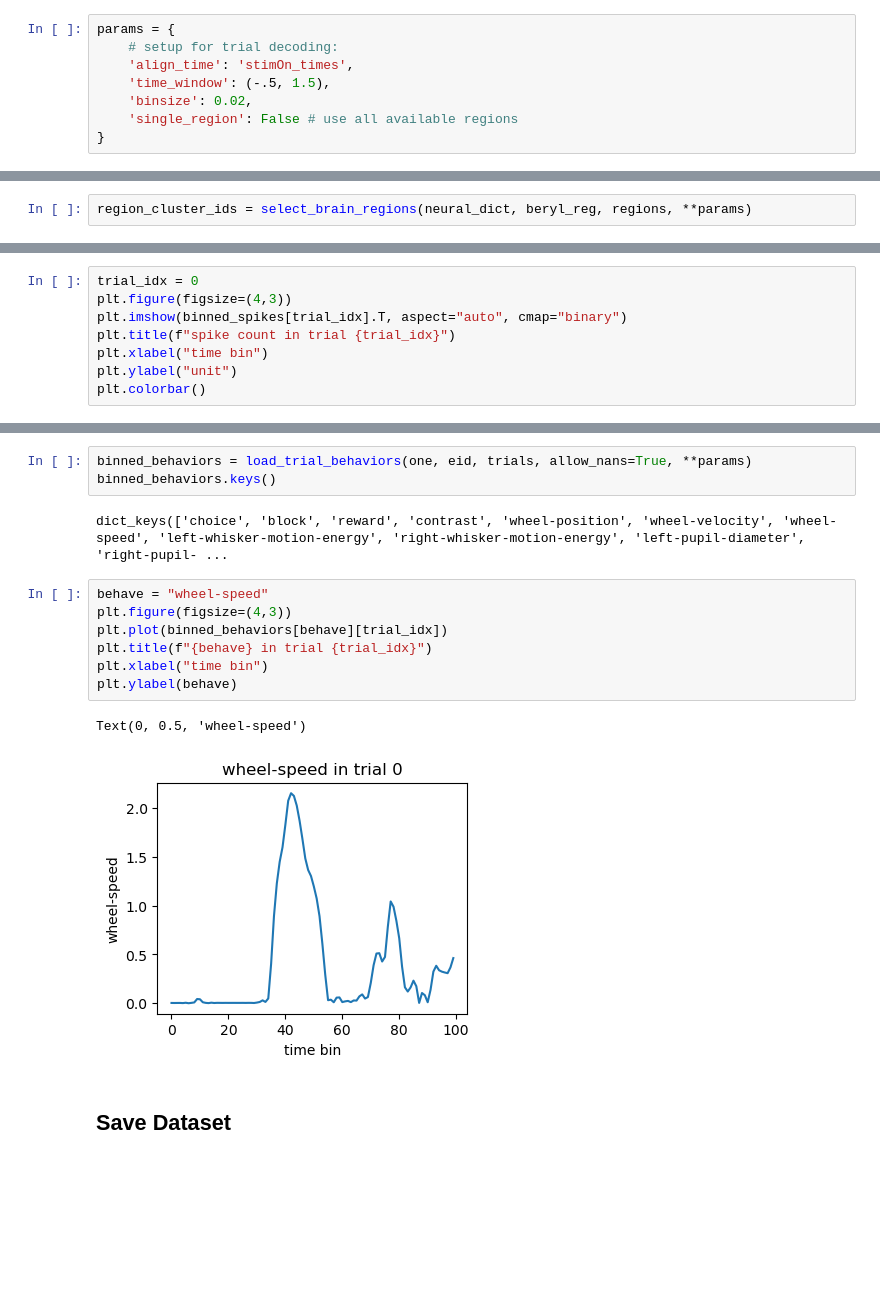
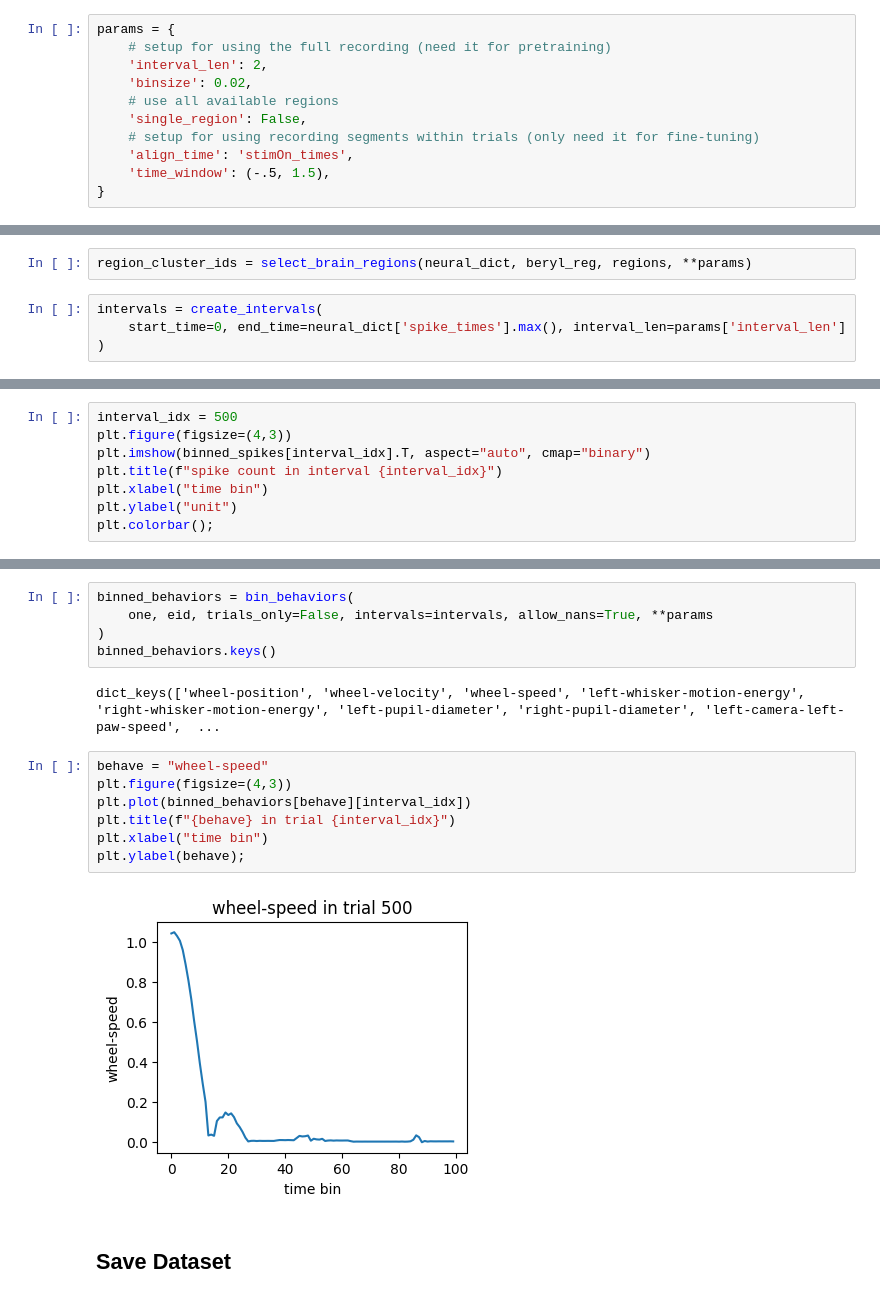
Before and after one commit to colehurwitz/IBL_foundation_model, a Jupyter notebook: notebooks/data_loading_examples.ipynb, the cells around one changed output, grey strips where cells are left out. Saved outputs shown, nothing was run; the diff lists cells and outputs as text; blank space fills up the shorter version.

Commit message:
switch from trials to full recording

```diff
--- a/notebooks/data_loading_examples.ipynb
+++ b/notebooks/data_loading_examples.ipynb
@@ -82,11 +60,14 @@ clusters
 ##### Prepare Data for Any-Time Decoding (Single Session)
 # %%
 params = {
-    # setup for trial decoding:
+    # setup for using the full recording (need it for pretraining)
+    'interval_len': 2,
+    'binsize': 0.02,
+    # use all available regions
+    'single_region': False,
+    # setup for using recording segments within trials (only need it for fine-tuning)
     'align_time': 'stimOn_times',
     'time_window': (-.5, 1.5),
-    'binsize': 0.02,
-    'single_region': False # use all available regions
 }
 # %%
 neural_dict, behave_dict, metadata = prepare_data(one, eid, bwm_df, params)
@@ -105,3 +86,7 @@ Use spikes from brain regions:  ['CA1' 'CP' 'DG' 'LP' 'MOp' 'OT' 'PIR' 'PO' 'PoT
 # %%
 region_cluster_ids = select_brain_regions(neural_dict, beryl_reg, regions, **params)
+# %%
+intervals = create_intervals(
+    start_time=0, end_time=neural_dict['spike_times'].max(), interval_len=params['interval_len']
+)
 # %%
@@ -110,9 +96,9 @@ binned_spikes, clusters_used_in_bins = bin_spiking_data(region_cluster_ids, neur
 # %%
-trial_idx = 0
+interval_idx = 500
 plt.figure(figsize=(4,3))
-plt.imshow(binned_spikes[trial_idx].T, aspect="auto", cmap="binary")
-plt.title(f"spike count in trial {trial_idx}")
+plt.imshow(binned_spikes[interval_idx].T, aspect="auto", cmap="binary")
+plt.title(f"spike count in interval {interval_idx}")
 plt.xlabel("time bin")
 plt.ylabel("unit")
-plt.colorbar()
+plt.colorbar();
 # %% [output]
@@ -125,20 +110,21 @@ print(f"sparsity: {nonzero_elems / total_elems:.2f}")
 # %% [output]
 sparsity: 0.05
 # %%
-binned_behaviors = load_trial_behaviors(one, eid, trials, allow_nans=True, **params)
+binned_behaviors = bin_behaviors(
+    one, eid, trials_only=False, intervals=intervals, allow_nans=True, **params
+)
 binned_behaviors.keys()
 # %% [output]
-dict_keys(['choice', 'block', 'reward', 'contrast', 'wheel-position', 'wheel-velocity', 'wheel-speed', 'left-whisker-motion-energy', 'right-whisker-motion-energy', 'left-pupil-diameter', 'right-pupil- ...
+dict_keys(['wheel-position', 'wheel-velocity', 'wheel-speed', 'left-whisker-motion-energy', 'right-whisker-motion-energy', 'left-pupil-diameter', 'right-pupil-diameter', 'left-camera-left-paw-speed',  ...
 # %%
 behave = "wheel-speed"
 plt.figure(figsize=(4,3))
-plt.plot(binned_behaviors[behave][trial_idx])
-plt.title(f"{behave} in trial {trial_idx}")
+plt.plot(binned_behaviors[behave][interval_idx])
+plt.title(f"{behave} in trial {interval_idx}")
 plt.xlabel("time bin")
-plt.ylabel(behave)
+plt.ylabel(behave);
 # %% [output]
-Text(0, 0.5, 'wheel-speed')
-[figure, old version]
+[figure, new version]
 # %% [markdown]
 ## Save Dataset
 # %%
```
Also changed, not shown: parts of 10 cells of this notebook, 1 other file.
